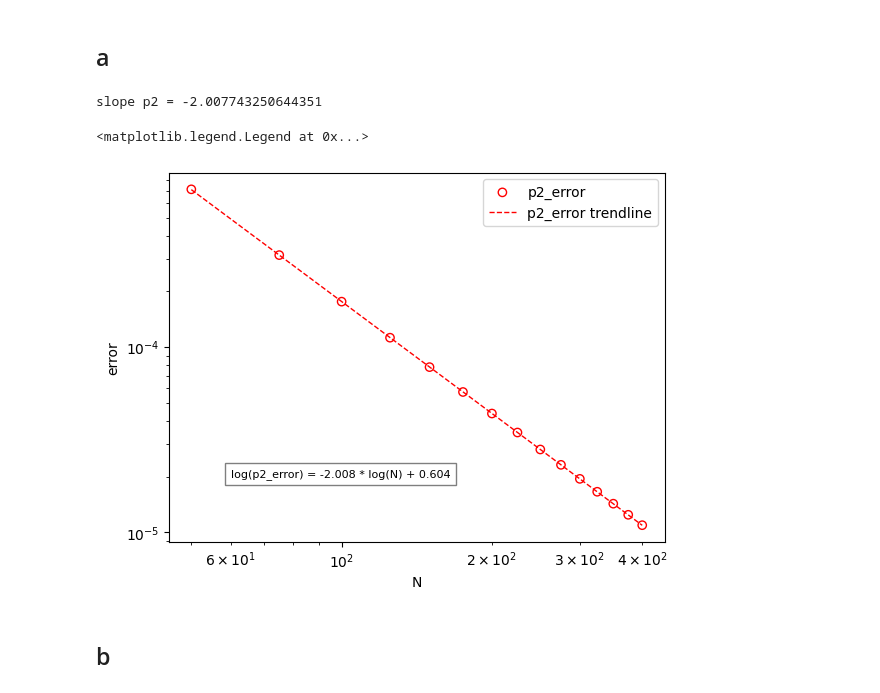
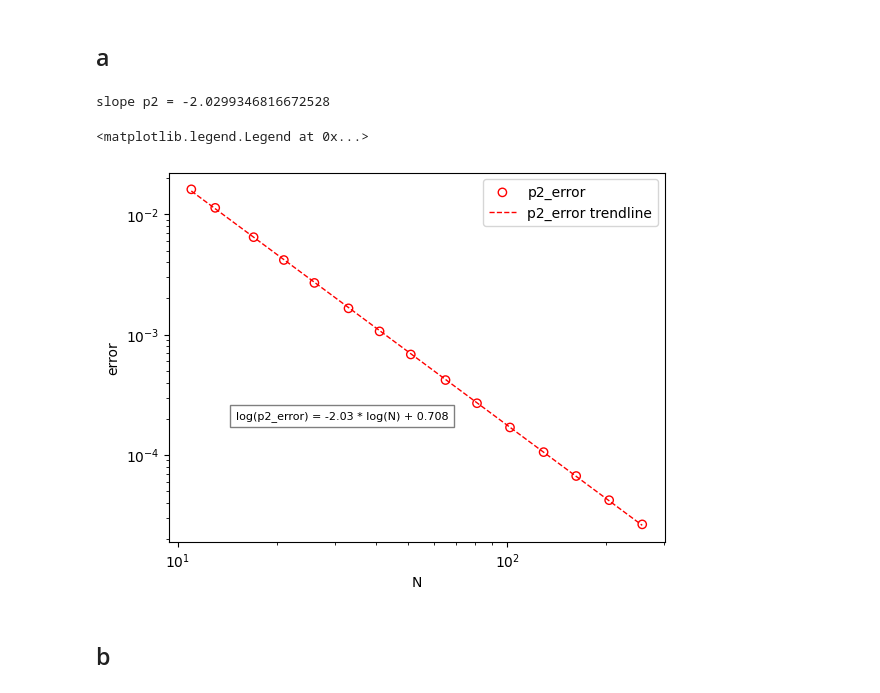
Before and after one commit to andrewholmberg/math_550_numerical_pdes, a Jupyter notebook: homework_0.ipynb, the cells around one changed output. Saved outputs shown, nothing was run; the diff lists cells and outputs as text; code cells hidden in the pictures.

```diff
--- a/homework_0.ipynb
+++ b/homework_0.ipynb
@@ -121,7 +122,7 @@ ax.legend()
 # %%
 p2_error = np.zeros(15)
 pinf_error = np.zeros(15)
-nn = [20*i + 10 for i in range(15)]
+nn = [int(2**(i/3)) + 1 for i in range(10,25)]
 for i,n in enumerate(nn):
     xx = np.linspace(0,2*np.pi,n)
     fx = f(xx)
@@ -135,7 +136,7 @@ for i,n in enumerate(nn):
 fig,ax = plt.subplots()
 
 ax.scatter(nn, p2_error, facecolor='none', edgecolors='red', label="p2_error")
-ax.scatter(nn, pinf_error, facecolor='none', edgecolors='blue',label="pinf_error")
+ax.scatter(nn, pinf_error, facecolor='none', edgecolors='blue',label="pinf_error",marker='^')
 
 tlp2 = np.polyfit(np.log(nn), np.log(p2_error), 1)
 tlpinf = np.polyfit(np.log(nn), np.log(pinf_error), 1)
@@ -259,7 +218,7 @@ p2_error = np.zeros(15)
 pinf_error = np.zeros(15)
 u = lambda x : np.sin(x)
 
-nn = [100*i + 50 for i in range(15)]
+nn = [int(2**(i/3)) + 1 for i in range(20,35)]
 for i,n in enumerate(nn):
     xx = np.linspace(0,5,n)
     actual_u = u(xx)
@@ -288,7 +247,7 @@ print(f'slope p2 = {tlp2[0]}')
 equation = "".join([f"log(p2_error) = {round(tlp2[0],3)} * log(N) + {round(tlp2[1],3)}",
                   ])
 
-plt.text(50, .00001, equation, fontsize=8, bbox=dict(facecolor='white', alpha=0.5))
+plt.text(100, .00001, equation, fontsize=8, bbox=dict(facecolor='white', alpha=0.5))
 
 ax.set_xscale('log')
 ax.set_yscale('log')
@@ -355,12 +298,6 @@ def solve_linear_poisson(N):
                 row_ind.append(n)
                 col_ind.append(kk)
 
-
-    data = pd.DataFrame(data = zip(data,row_ind,col_ind),columns = ['data','row_ind','col_ind'])
-
-    data = data.groupby(['row_ind','col_ind']).sum().reset_index()
-
-
     sparse_matrix = sp.csr_matrix((data['data'],(data['row_ind'],data['col_ind'])),shape=(N*N,N*N))
 
     u_n = sp.linalg.spsolve(sparse_matrix,f)
@@ -399,7 +336,7 @@ p2_error = np.zeros(15)
 pinf_error = np.zeros(15)
 u = lambda x : np.sin(x)
 
-nn = [25*i + 50 for i in range(15)]
+nn = [int(2**(i/3)) + 1 for i in range(10,25)]
 for i,n in enumerate(nn):
     xx = np.linspace(0,5,n)
     actual_u = u(xx)
@@ -410,36 +347,36 @@ for i,n in enumerate(nn):
 # %%
 
 
 fig,ax = plt.subplots()
 
 ax.scatter(nn, p2_error, facecolor='none', edgecolors='red', label="p2_error")
 # ax.scatter(nn, pinf_error, facecolor='none', edgecolors='blue',label="pinf_error")
 
 tlp2 = np.polyfit(np.log(nn), np.log(p2_error), 1)
 tlpinf = np.polyfit(np.log(nn), np.log(pinf_error), 1)
 
 p2_trend = np.dot(np.array(tlp2).reshape(1,-1),np.array([np.log(nn),np.ones(len(nn))])).flatten()
 # pinf_trend = np.dot(np.array(tlpinf).reshape(1,-1),np.array([np.log(nn),np.ones(len(nn))])).flatten()
 
 ax.plot(nn, np.exp(p2_trend), 'red', linewidth=1, linestyle = 'dashed',label="p2_error trendline")
 # ax.plot(nn, np.exp(pinf_trend), 'blue', linewidth=1, linestyle = 'dashed',label="pinf_error trendline")
 
 print(f'slope p2 = {tlp2[0]}')
 
 equation = "".join([f"log(p2_error) = {round(tlp2[0],3)} * log(N) + {round(tlp2[1],3)}",
                   ])
 
-plt.text(60, .00002, equation, fontsize=8, bbox=dict(facecolor='white', alpha=0.5))
+plt.text(15, .0002, equation, fontsize=8, bbox=dict(facecolor='white', alpha=0.5))
 
 ax.set_xscale('log')
 ax.set_yscale('log')
 ax.set_xlabel('N')
 ax.set_ylabel('error')
 ax.legend()
 # %% [output]
-slope p2 = -2.007743250644351
+slope p2 = -2.0299346816672528
 <matplotlib.legend.Legend at 0x...>
-[figure, old version]
+[figure, new version]
 # %% [markdown]
 ## b
 # %%
```
Also changed, not shown: parts of 8 cells of this notebook, 4 other files.
